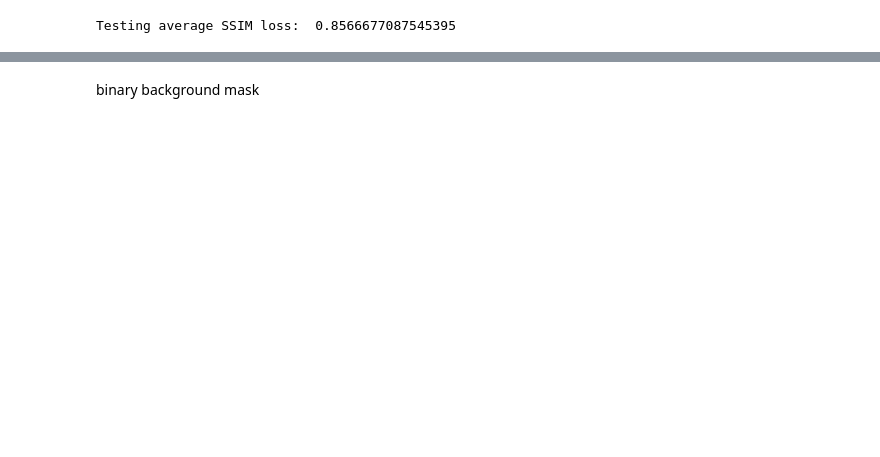
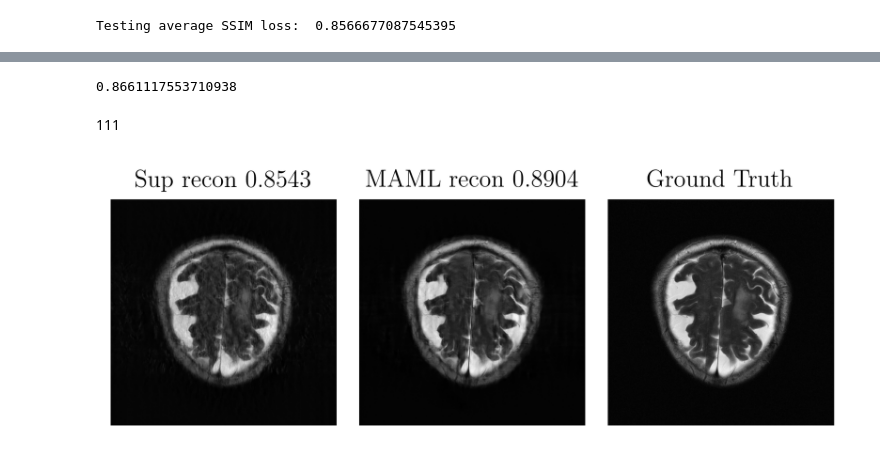
Before and after one commit to ChengYan97/metaMRI, a Jupyter notebook: run_fastMRI/E12.3_noTTT.ipynb, the cells around one changed output, grey strips where cells are left out. Drawn from its saved outputs; the diff is of its cells as text; code cells hidden in the pictures; blank space fills up the shorter version.

```diff
--- a/run_fastMRI/E12.3_noTTT.ipynb
+++ b/run_fastMRI/E12.3_noTTT.ipynb
@@ -78,5 +106,7 @@ test_dataloader = torch.utils.data.DataLoader(dataset = testset, batch_size = 1,
 # %%
-checkpoint_path = '/cheng/metaMRI/metaMRI/save/E12.3_outsup_maml(l1_out-5_in-5)P_T300_300epoch/E12.3_outsup_maml(l1_out-3_in-5)P_T300_300epoch_E152.pth'
+checkpoint_path = '/cheng/metaMRI/metaMRI/save/E12.3_outsup_maml(l1_out-3-5_in-5)P_T300_200epoch/E12.3_outsup_maml(l1_out-3-5_in-5)P_T300_200epoch_E200.pth'
+# '/cheng/metaMRI/metaMRI/save/E12.3_outsup_maml(l1_out-3-5_in-5)P_T300_200epoch/E12.3_outsup_maml(l1_out-3-5_in-5)P_T300_200epoch_E200.pth'
+# '/cheng/metaMRI/metaMRI/save/E11/E11.11_sup(l1_1e-5)P_T300_300epoch/E11.11_sup(l1_1e-5)P_T300_300epoch_E300_best.pth'
 # '/cheng/metaMRI/metaMRI/save/E12.3_outsup_maml(l1_out-3-5_in-5)P_T300_200epoch/E12.3_outsup_maml(l1_out-3-5_in-5)P_T300_200epoch_E142.pth'
 
 model = Unet(in_chans=2, out_chans=2, chans=64, num_pool_layers=4, drop_prob=0.0)
@@ -97,11 +121,11 @@ ssim_fct = SSIMLoss()
 l1_loss = torch.nn.L1Loss(reduction='sum')
 
 for iter, batch in tqdm(enumerate(test_dataloader)):
-    origk, sens_maps, sens_maps_conj, _, fname, slice_num = batch
+    origk, sens_maps, sens_maps_conj, binary_background_mask, fname, slice_num = batch
     origk = origk.squeeze(0).to(device)
     sens_maps = sens_maps.squeeze(0).to(device)
     sens_maps_conj = sens_maps_conj.squeeze(0).to(device)
-
+    binary_background_mask = binary_background_mask.to(device)
     # input k space
     input_kspace = origk * mask + 0.0
 
@@ -127,14 +151,7 @@ for iter, batch in tqdm(enumerate(test_dataloader)):
     train_outputs = model(train_inputs.unsqueeze(0))
     train_outputs = train_outputs.squeeze(0) # [2, height, width]
 
-    # supervised loss [x, fθ(A†y)]
     output_image_1c = complex_abs(torch.moveaxis(train_outputs, 0, -1 )).unsqueeze(0)    # [2, height, width] -> [1, height, width]
-    # # normalization
-    # output_image_1c = (output_image_1c - output_image_1c.mean()) / output_image_1c.std()
-    # output_image_1c *= target_image_1c.std()
-    # output_image_1c += target_image_1c.mean()
-    # # L1
-    # loss_l1 = (l1_loss(output_image_1c, target_image_1c) / torch.sum(torch.abs(target_image_1c))).item()
 
     # center crop for SSIM
     crop_output_image = center_crop( output_image_1c, crop_size )
@@ -142,7 +159,13 @@ for iter, batch in tqdm(enumerate(test_dataloader)):
     crop_output_image = (crop_output_image - crop_output_image.mean()) / crop_output_image.std()
     crop_output_image *= std_crop_target_image
     crop_output_image += mean_crop_target_image
-    # SSIM = 1 - loss
+
+    # mask center crop
+    # crop_binary_background_mask = center_crop( binary_background_mask, crop_size )
+    # binary_mask_output_image_1c = (crop_output_image.unsqueeze(0) * crop_binary_background_mask).squeeze(0)
+    # crop_target_image = (crop_target_image.unsqueeze(0) * crop_binary_background_mask).squeeze(0)
+    # # SSIM = 1 - loss
+    # loss_ssim = 1 - ssim_fct(binary_mask_output_image_1c, crop_target_image, data_range = crop_target_image.max().unsqueeze(0)).item()
     loss_ssim = 1 - ssim_fct(crop_output_image, crop_target_image, data_range = crop_target_image.max().unsqueeze(0)).item()
 
     # loss_l1_history_.append(loss_l1)
@@ -286,2 +178,5 @@ KeyboardInterrupt:
-# %% [markdown]
-binary background  mask
+# %%
+loss_ssim = 1 - ssim_fct(crop_output_image, crop_target_image, data_range = crop_target_image.max().unsqueeze(0)).item()
+loss_ssim
+# %% [output]
+0.8661117553710938
@@ -287,0 +200,23 @@ binary background  mask
+# %% [markdown]
+111
+# %%
+crop_output_image_ = crop_output_image
+# %%
+fig, axes = plt.subplots(1, 3, dpi= 400)
+
+axes[0].imshow(crop_output_image_.squeeze(0).squeeze(0).cpu().detach().numpy(),cmap='gray')
+axes[0].set_title('Sup recon 0.8543')
+axes[0].axis('off')
+
+axes[1].imshow(crop_output_image.squeeze(0).squeeze(0).cpu().detach().numpy(),cmap='gray')
+axes[1].set_title('MAML recon 0.8904')
+axes[1].axis('off')
+
+axes[2].imshow(crop_target_image.squeeze(0).squeeze(0).cpu().detach().numpy(),cmap='gray')
+axes[2].set_title('Ground Truth')
+axes[2].axis('off')
+
+plt.subplots_adjust(wspace=0.1)
+plt.show()
+# %% [output]
+[figure, added]
```
Also changed, not shown: parts of 8 cells of this notebook, 8 other files.
